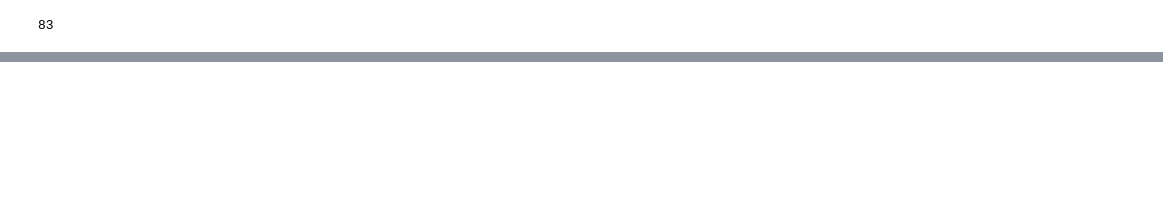
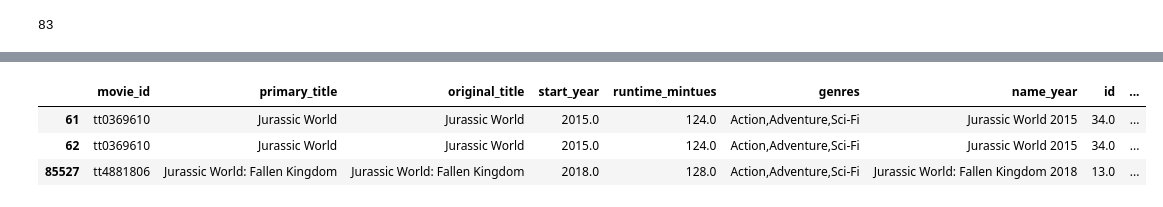
Before and after one commit to anguyen61191/MovieDataProject, a Jupyter notebook: RoughDraftProject1.ipynb, the cells around one changed output, grey strips where cells are left out. Drawn from its saved outputs; the diff is of its cells as text; code cells hidden in the pictures; blank space fills up the shorter version.

```diff
--- a/RoughDraftProject1.ipynb
+++ b/RoughDraftProject1.ipynb
@@ -1312,0 +1242,7 @@ df_test.duplicated("name_year").sum()
+# %%
+df_merge_IMDB_Numbers_BOM_save.loc[df_merge_IMDB_Numbers_BOM_save['name_year'].str.contains("Jurassic World")]
+# %% [output]
+|  | movie_id | primary_title | original_title | start_year | runtime_mintues | genres | name_year | id | ... |
+| 61 | tt0369610 | Jurassic World | Jurassic World | 2015.0 | 124.0 | Action,Adventure,Sci-Fi | Jurassic World 2015 | 34.0 | ... |
+| 62 | tt0369610 | Jurassic World | Jurassic World | 2015.0 | 124.0 | Action,Adventure,Sci-Fi | Jurassic World 2015 | 34.0 | ... |
+| 85527 | tt4881806 | Jurassic World: Fallen Kingdom | Jurassic World: Fallen Kingdom | 2018.0 | 128.0 | Action,Adventure,Sci-Fi | Jurassic World: Fallen Kingdom 2018 | 13.0 | ... |
```
Also changed, not shown: parts of 21 cells of this notebook, 1 other file.
